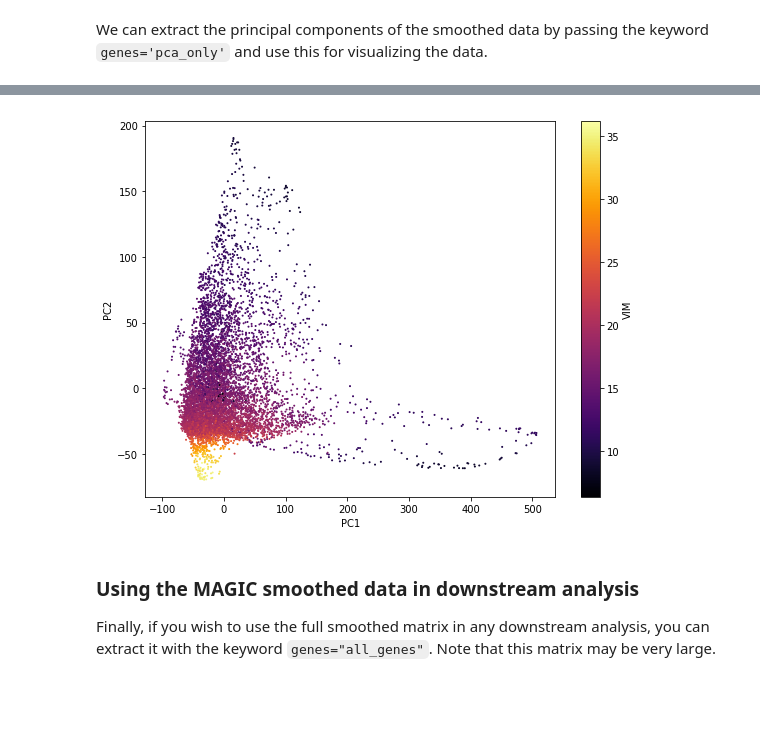
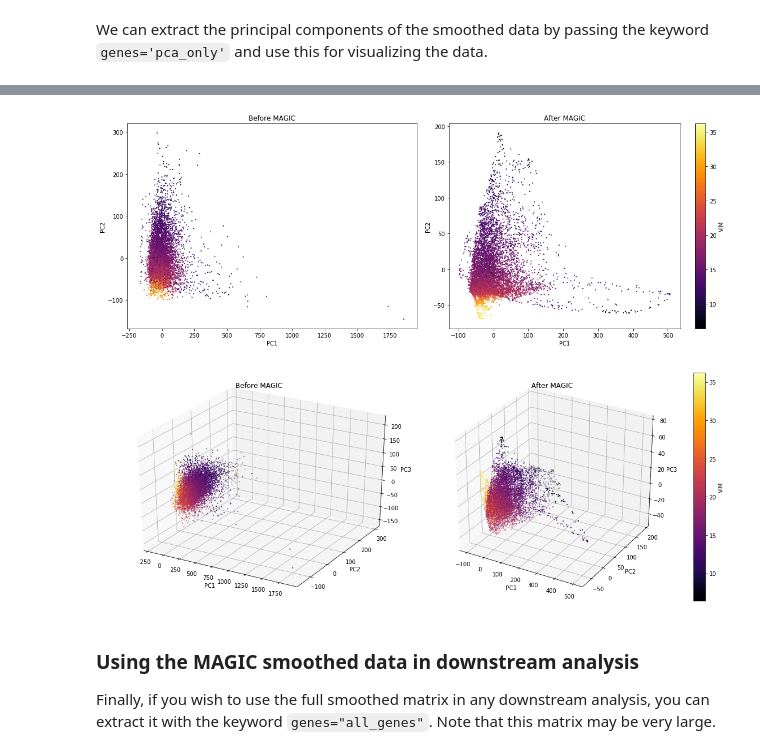
Before and after one commit to KrishnaswamyLab/MAGIC, a Jupyter notebook: python/tutorial_notebooks/emt_tutorial.ipynb, the cells around one changed output, grey strips where cells are left out. Cells and saved outputs as stored; diff of their text form; code cells hidden in the pictures; blank space fills up the shorter version.

```diff
--- a/python/tutorial_notebooks/emt_tutorial.ipynb
+++ b/python/tutorial_notebooks/emt_tutorial.ipynb
@@ -234,14 +256,50 @@ emt_magic_pca.head()
+# %%
+emt_pca = PCA(n_components=3).fit_transform(np.array(emt_data))
 # %%
-fig, ax = plt.subplots(1,1, figsize=(8, 6))
-points1 = ax.scatter(emt_magic_pca['PC1'], emt_magic_pca['PC2'], c=emt_magic['VIM'], cmap='inferno', s=1)
-ax.set_xlabel('PC1')
-ax.set_ylabel('PC2')
-plt.colorbar(points1, label='VIM')
+fig, (ax1, ax2) = plt.subplots(1,2, figsize=(16, 6))
+
+points1 = ax1.scatter(emt_pca[:,0], emt_pca[:,1], c=emt_magic['VIM'], cmap='inferno', s=1)
+ax1.set_xlabel('PC1')
+ax1.set_ylabel('PC2')
+ax1.set_title('Before MAGIC')
+
+points2 = ax2.scatter(emt_magic_pca['PC1'], emt_magic_pca['PC2'], c=emt_magic['VIM'], cmap='inferno', s=1)
+ax2.set_xlabel('PC1')
+ax2.set_ylabel('PC2')
+ax2.set_title('After MAGIC')
+
+plt.colorbar(points2, label='VIM')
 plt.tight_layout()
 
 plt.show()
 # %% [output]
-[figure, old version]
+[figure, new version]
+# %%
+from mpl_toolkits.mplot3d import Axes3D
+
+fig = plt.figure(figsize=(16,6))
+
+ax1 = fig.add_subplot(121, projection='3d')
+points1 = ax1.scatter(emt_pca[:,0], emt_pca[:,1], emt_pca[:,2],
+                     c=emt_magic['VIM'], cmap='inferno', s=1)
+ax1.set_xlabel('PC1')
+ax1.set_ylabel('PC2')
+ax1.set_zlabel('PC3')
+ax1.set_title('Before MAGIC')
+
+ax2 = fig.add_subplot(122, projection='3d')
+points2 = ax2.scatter(emt_magic_pca['PC1'], emt_magic_pca['PC2'], emt_magic_pca['PC3'],
+                     c=emt_magic['VIM'], cmap='inferno', s=1)
+ax2.set_xlabel('PC1')
+ax2.set_ylabel('PC2')
+ax2.set_zlabel('PC3')
+ax2.set_title('After MAGIC')
+
+plt.colorbar(points2, label='VIM')
+plt.tight_layout()
+plt.show()
+# %% [output]
+[figure, added]
 # %% [markdown]
 ### Using the MAGIC smoothed data in downstream analysis
 <a id="postprocess"></a>
```
Also changed, not shown: parts of 8 cells of this notebook.
